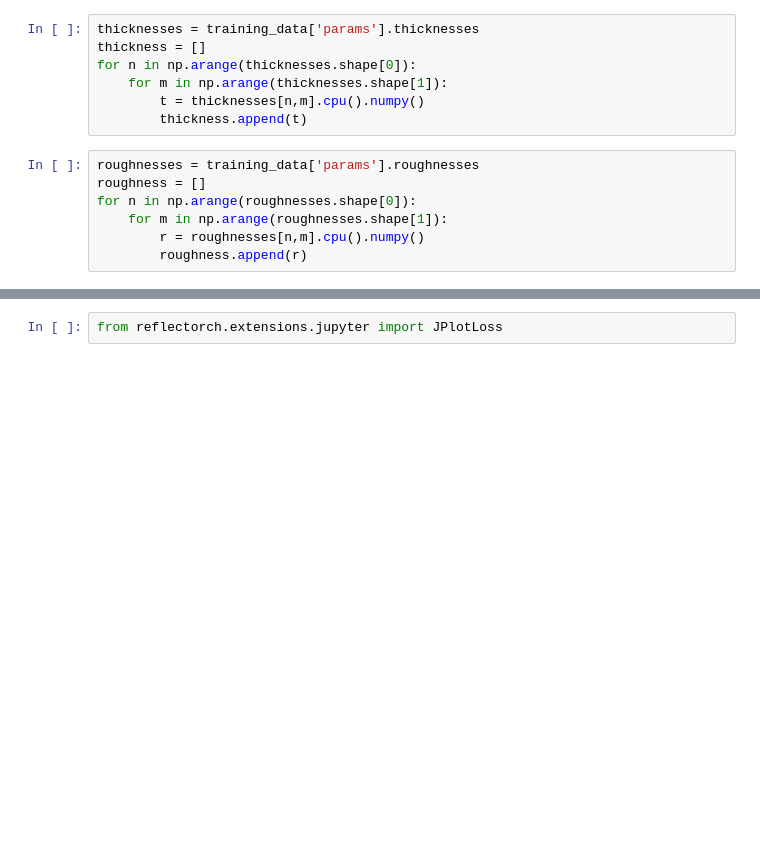
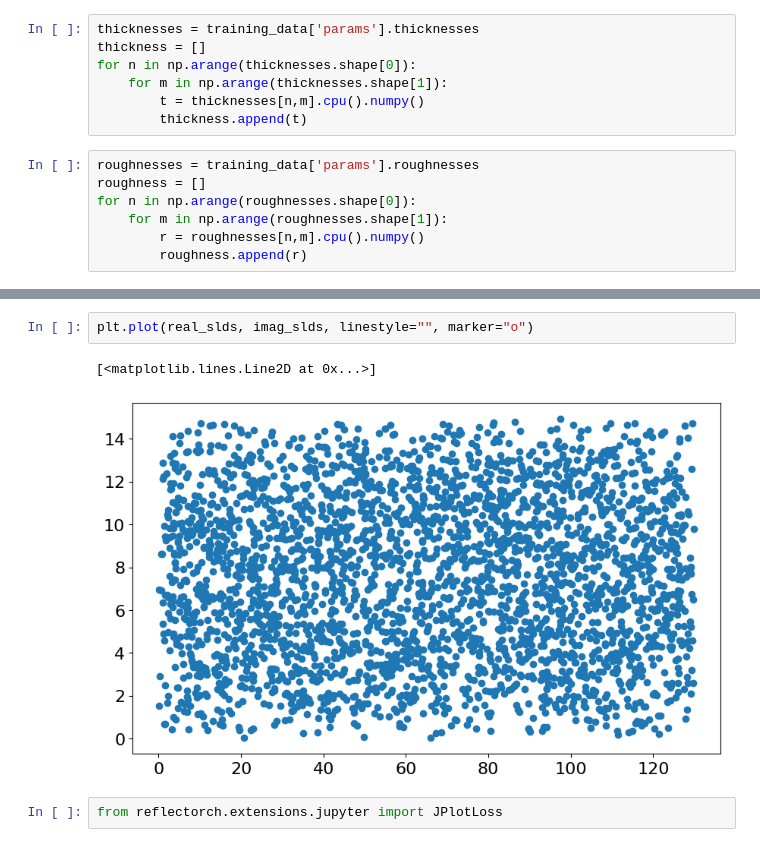
Before and after one commit to schreiber-lab/reflectorch, a Jupyter notebook: notebooks/training_vh.ipynb, the cells around one changed output, grey strips where cells are left out. Drawn from its saved outputs; the diff is of its cells as text; blank space fills up the shorter version.

```diff
--- a/notebooks/training_vh.ipynb
+++ b/notebooks/training_vh.ipynb
@@ -66,3 +66,8 @@ fig1.tight_layout(pad=1)
+# %%
+plt.plot(real_slds, imag_slds, linestyle="", marker="o")
+# %% [output]
+[<matplotlib.lines.Line2D at 0x...>]
+[figure, added]
 # %%
 from reflectorch.extensions.jupyter import JPlotLoss
 # %%
```
Also changed, not shown: parts of 9 cells of this notebook, 3 other files.
